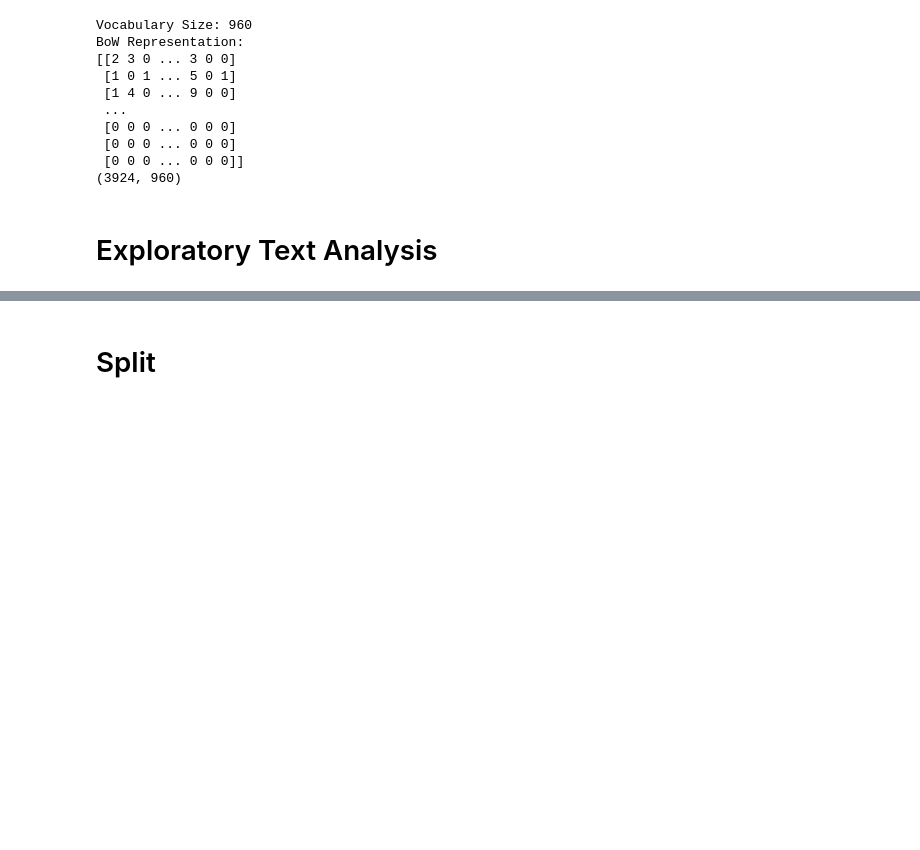
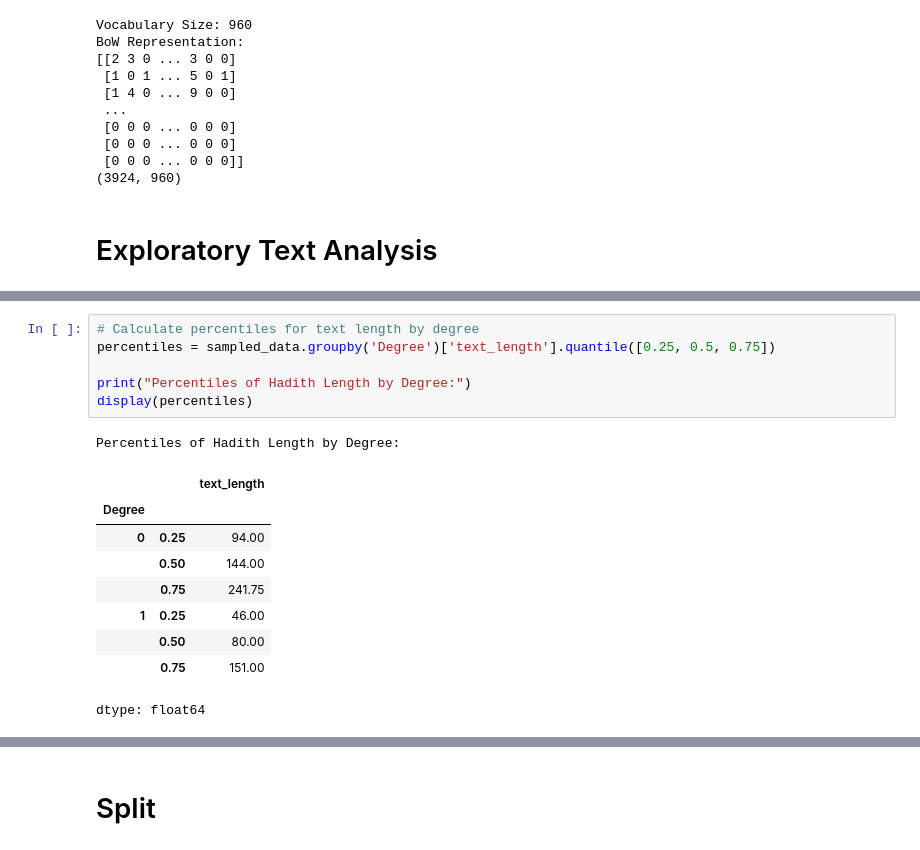
Before and after one commit to MuhammadHelmyOmar/Hadith, a Jupyter notebook: bow_featuring.ipynb, the cells around one changed output, grey strips where cells are left out. Drawn from its saved outputs; the diff is of its cells as text; blank space fills up the shorter version.

```diff
--- a/bow_featuring.ipynb
+++ b/bow_featuring.ipynb
@@ -192,0 +241,17 @@ Top 20 most frequent words:
+# %%
+# Calculate percentiles for text length by degree
+percentiles = sampled_data.groupby('Degree')['text_length'].quantile([0.25, 0.5, 0.75])
+
+print("Percentiles of Hadith Length by Degree:")
+display(percentiles)
+# %% [output]
+Percentiles of Hadith Length by Degree:
+|  |  | text_length |
+| Degree |  |  |
+| 0 | 0.25 | 94.00 |
+|  | 0.50 | 144.00 |
+|  | 0.75 | 241.75 |
+| 1 | 0.25 | 46.00 |
+|  | 0.50 | 80.00 |
+|  | 0.75 | 151.00 |
+dtype: float64
```
Also changed, not shown: parts of 7 cells of this notebook.
